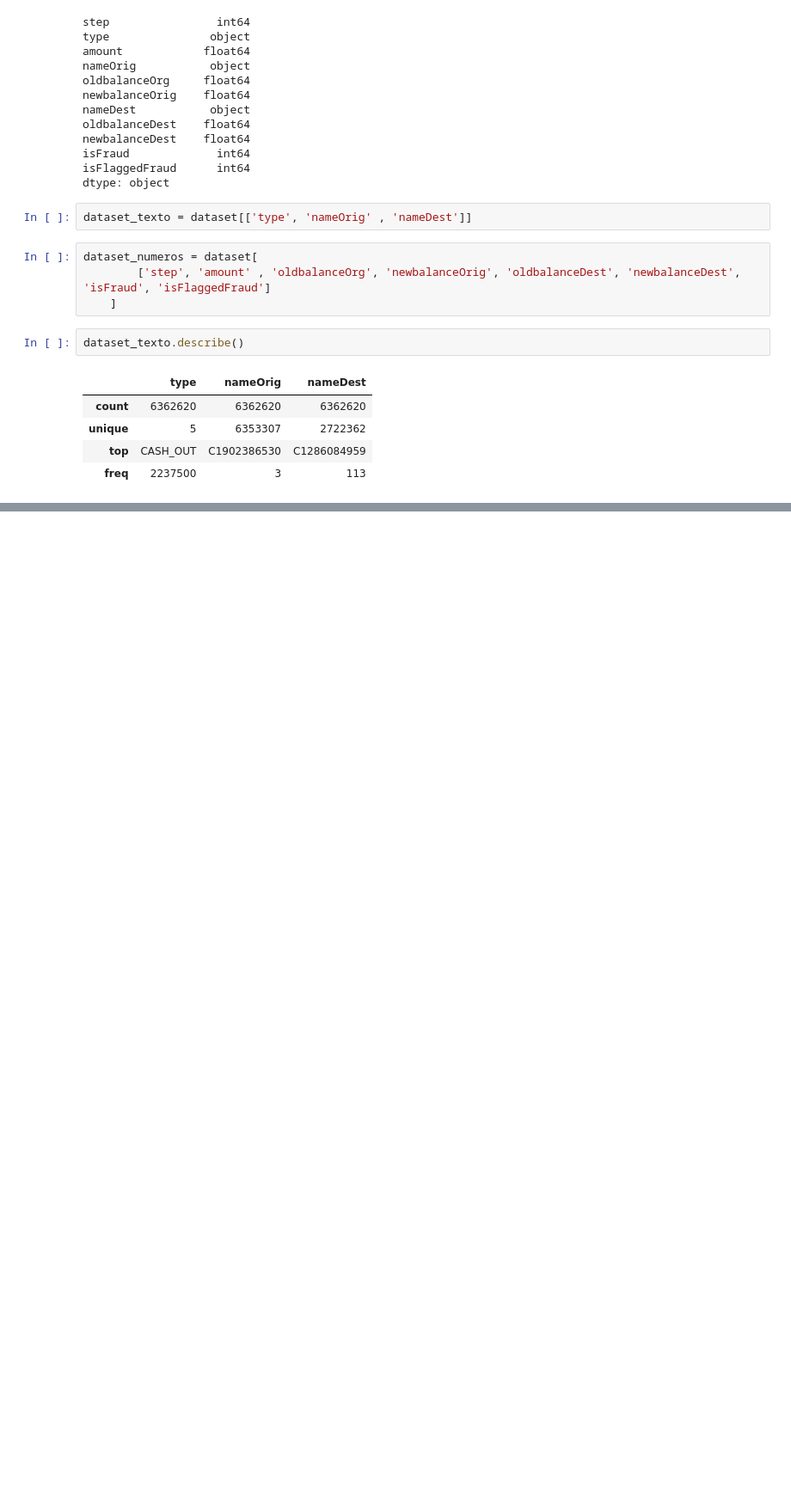
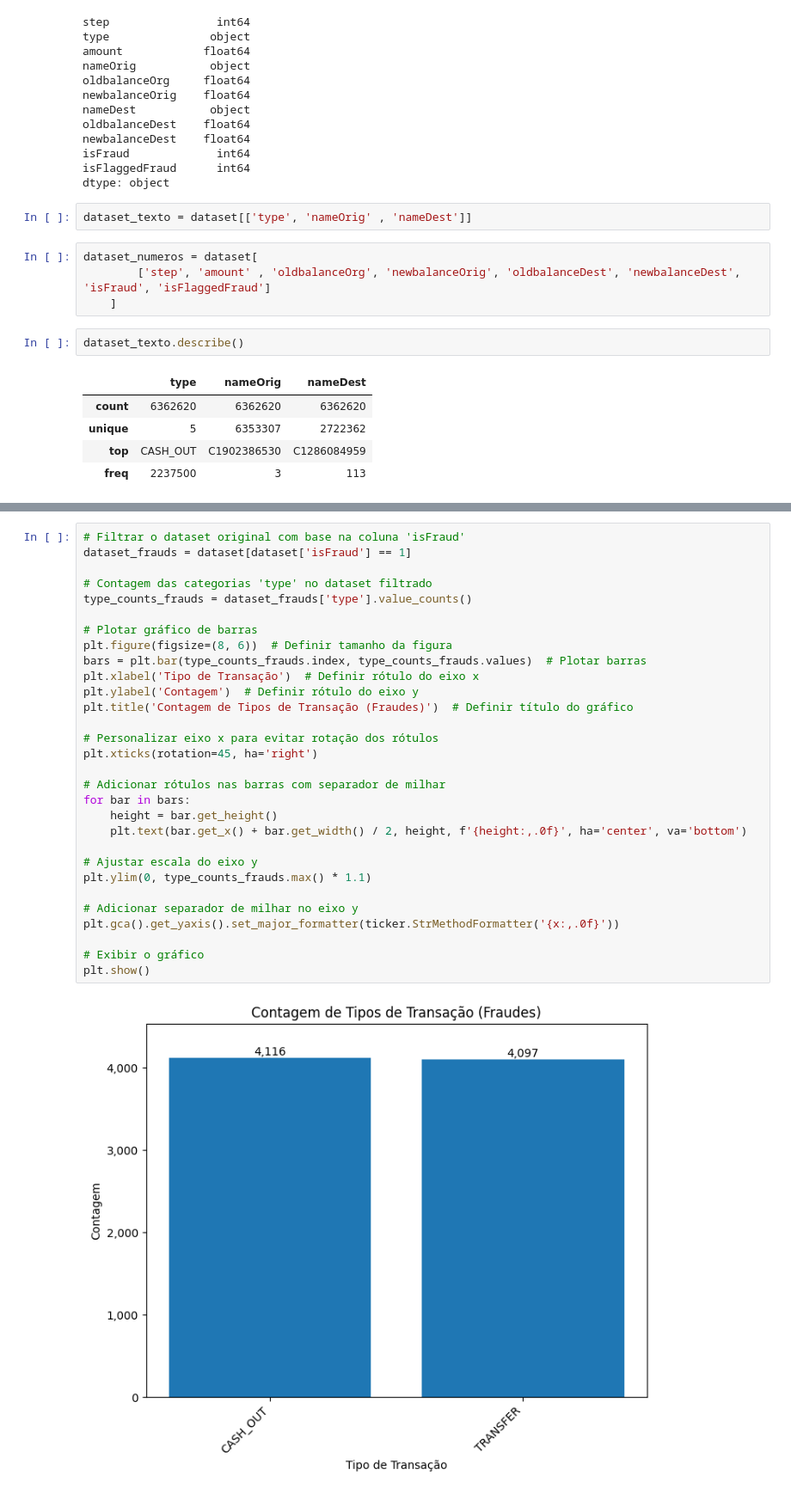
Before and after one commit to jorgelpiva/A3_IAvsBigData, a Jupyter notebook: analise_fraude.ipynb, the cells around one changed output, grey strips where cells are left out. Shown at 86% size. Cells and saved outputs as stored; diff of their text form; blank space fills up the shorter version.

```diff
--- a/analise_fraude.ipynb
+++ b/analise_fraude.ipynb
@@ -33,0 +104,32 @@ dataset_texto.describe()
+# %%
+# Filtrar o dataset original com base na coluna 'isFraud'
+dataset_frauds = dataset[dataset['isFraud'] == 1]
+
+# Contagem das categorias 'type' no dataset filtrado
+type_counts_frauds = dataset_frauds['type'].value_counts()
+
+# Plotar gráfico de barras
+plt.figure(figsize=(8, 6))  # Definir tamanho da figura
+bars = plt.bar(type_counts_frauds.index, type_counts_frauds.values)  # Plotar barras
+plt.xlabel('Tipo de Transação')  # Definir rótulo do eixo x
+plt.ylabel('Contagem')  # Definir rótulo do eixo y
+plt.title('Contagem de Tipos de Transação (Fraudes)')  # Definir título do gráfico
+
+# Personalizar eixo x para evitar rotação dos rótulos
+plt.xticks(rotation=45, ha='right')
+
+# Adicionar rótulos nas barras com separador de milhar
+for bar in bars:
+    height = bar.get_height()
+    plt.text(bar.get_x() + bar.get_width() / 2, height, f'{height:,.0f}', ha='center', va='bottom')
+
+# Ajustar escala do eixo y
+plt.ylim(0, type_counts_frauds.max() * 1.1)
+
+# Adicionar separador de milhar no eixo y
+plt.gca().get_yaxis().set_major_formatter(ticker.StrMethodFormatter('{x:,.0f}'))
+
+# Exibir o gráfico
+plt.show()
+# %% [output]
+[figure, added]
```
Also changed, not shown: parts of 21 cells of this notebook.
